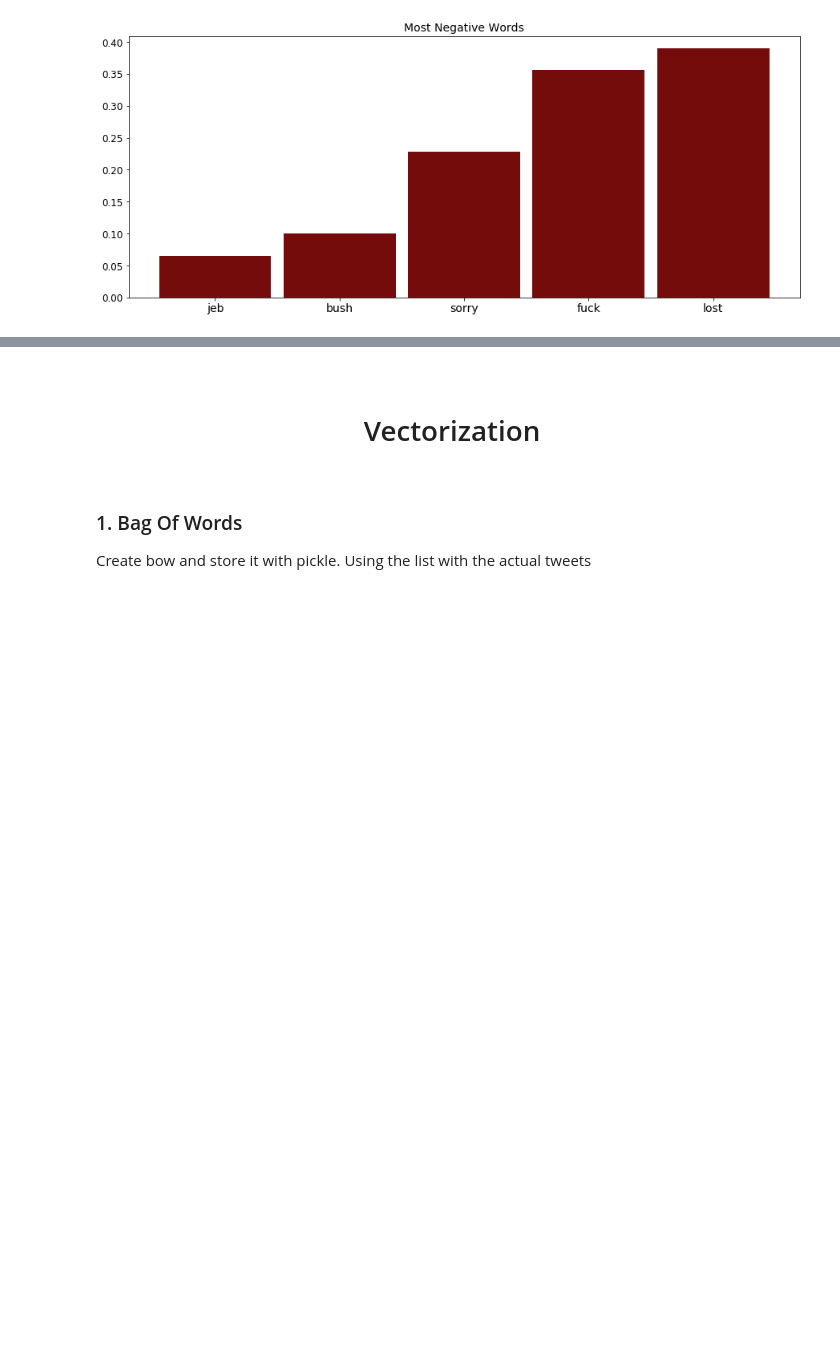
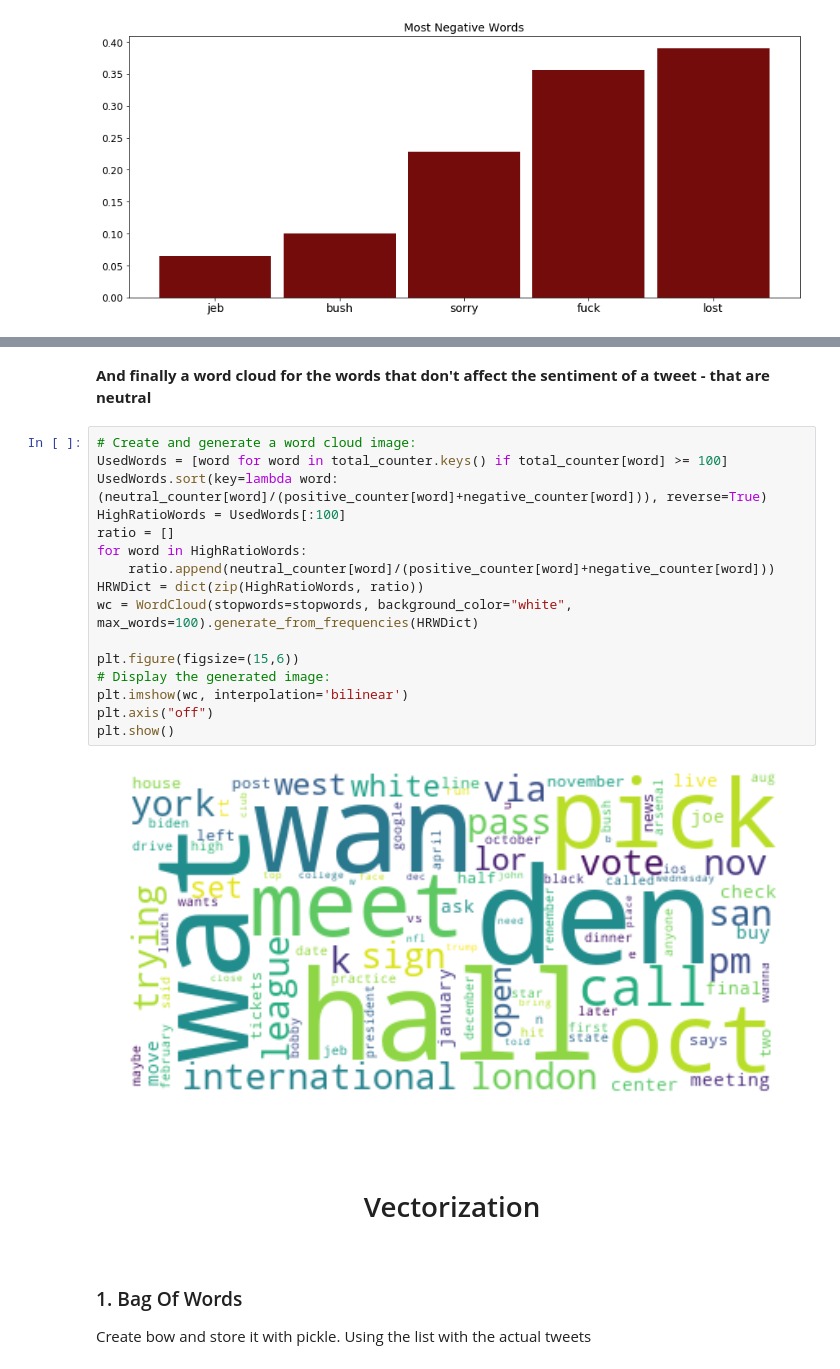
Before and after one commit to Fanarosss/Sentiment-Analysis-on-Tweets, a Jupyter notebook: Project1.ipynb, the cells around one changed output, grey strips where cells are left out. Cells and saved outputs as stored; diff of their text form; blank space fills up the shorter version.

```diff
--- a/Project1.ipynb
+++ b/Project1.ipynb
@@ -298,3 +370,23 @@ plt.show()
+# %% [markdown]
+<b>And finally a word cloud for the words that don't affect the sentiment of a tweet - that are neutral</b>
+# %%
+# Create and generate a word cloud image:
+UsedWords = [word for word in total_counter.keys() if total_counter[word] >= 100]
+UsedWords.sort(key=lambda word: (neutral_counter[word]/(positive_counter[word]+negative_counter[word])), reverse=True)
+HighRatioWords = UsedWords[:100]
+ratio = []
+for word in HighRatioWords:
+    ratio.append(neutral_counter[word]/(positive_counter[word]+negative_counter[word]))
+HRWDict = dict(zip(HighRatioWords, ratio))
+wc = WordCloud(stopwords=stopwords, background_color="white", max_words=100).generate_from_frequencies(HRWDict)
+
+plt.figure(figsize=(15,6))
+# Display the generated image:
+plt.imshow(wc, interpolation='bilinear')
+plt.axis("off")
+plt.show()
+# %% [output]
+[figure, added]
 # %% [markdown]
 <br>
 <h1><center>Vectorization</center></h1>
```
Also changed, not shown: parts of 36 cells of this notebook.
